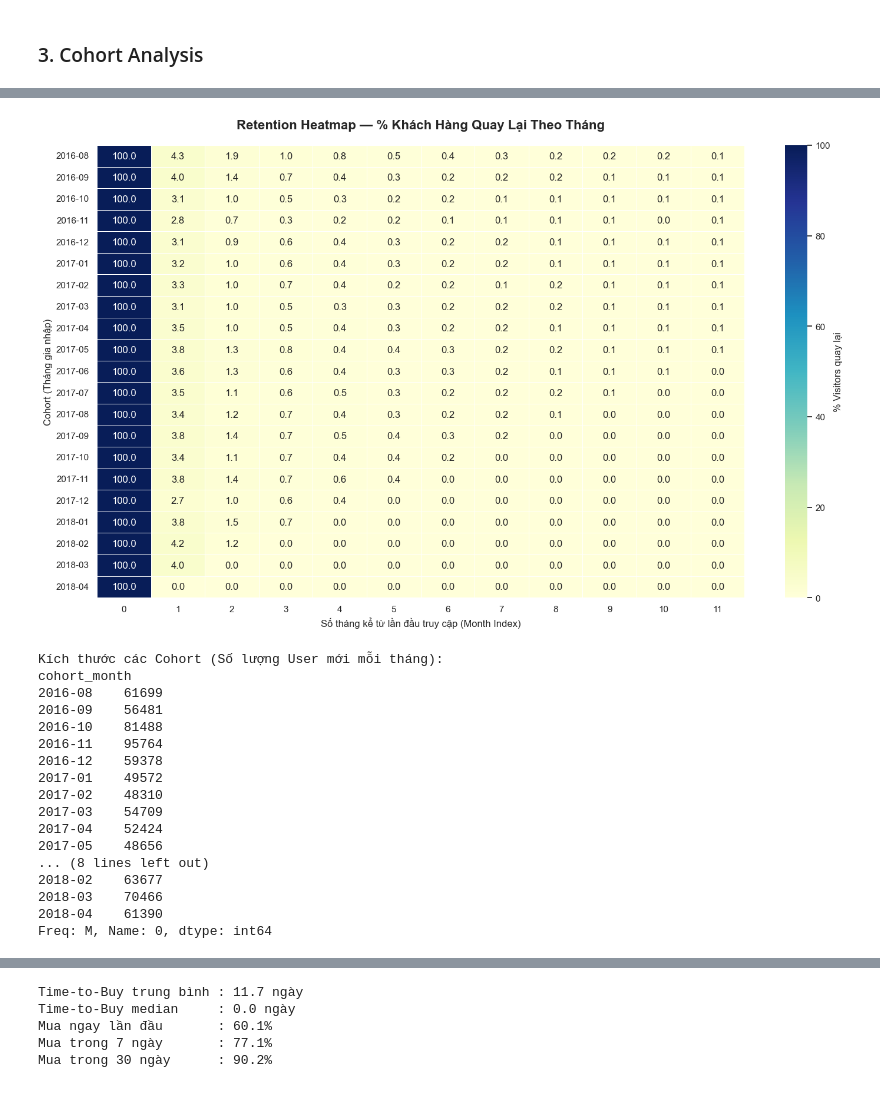
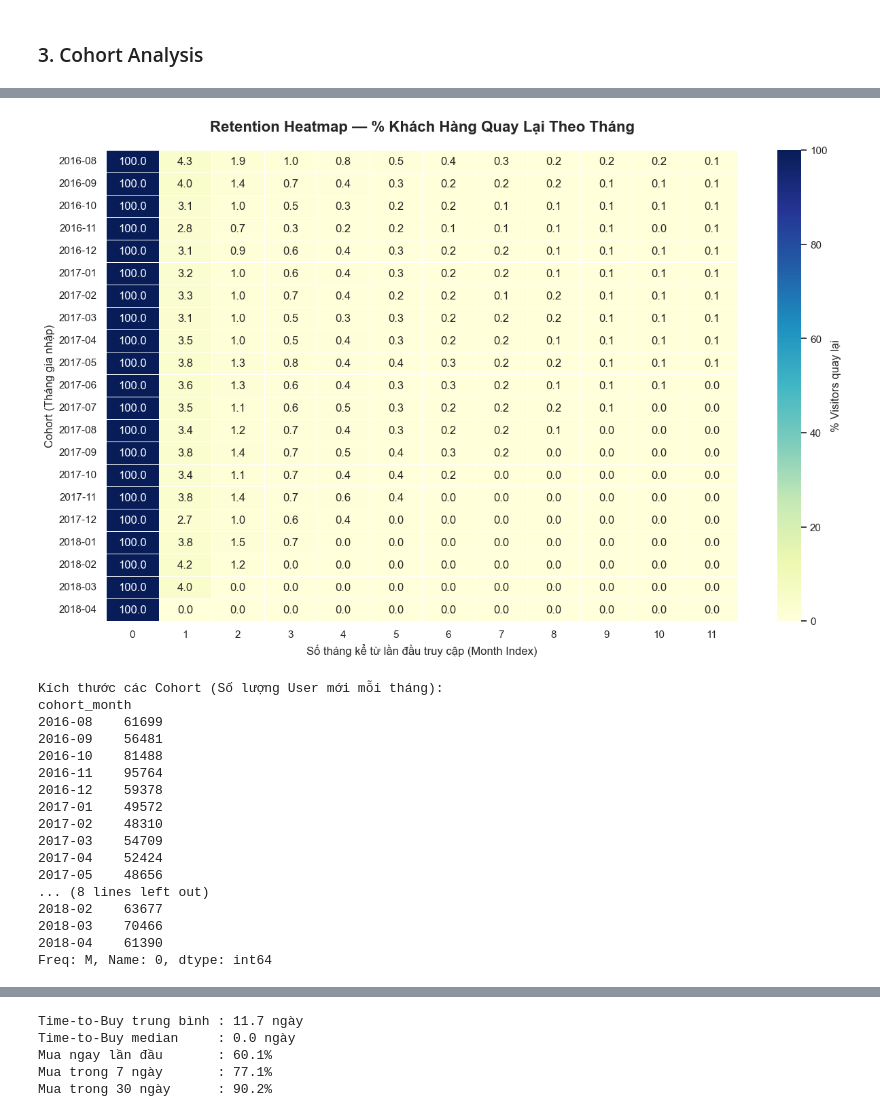
Before and after one commit to groups2/data_driven_marketing, a Jupyter notebook: Notebooks/data_understanding_preprocessing.ipynb, the cells around one changed output, grey strips where cells are left out. Saved outputs shown, nothing was run; the diff lists cells and outputs as text; code cells hidden in the pictures.

Commit message:
task: understand and preprocess categorical cols

```diff
--- a/Notebooks/data_understanding.ipynb
+++ b/Notebooks/data_understanding_preprocessing.ipynb
@@ -314,11 +314,14 @@ bins   = [0, 2, 5, 10, 20, 50, 500]
 labels = ['Trang chủ (1-2)', 'Xem SP (3-5)',
           'Khám phá (6-10)', 'Engaged (11-20)',
           'Deep (21-50)', 'Power (50+)']
-full_df['funnel_stage'] = pd.cut(
-    full_df['totals_hits'], bins=bins, labels=labels
+
+# Copy full_df để tạo funnel_stage (chỉ cho data understanding)
+df_funnel = full_df.copy()
+df_funnel['funnel_stage'] = pd.cut(
+    df_funnel['totals_hits'], bins=bins, labels=labels
 )
 
-funnel = full_df.groupby('funnel_stage', observed=True).agg(
+funnel = df_funnel.groupby('funnel_stage', observed=True).agg(
     sessions       = ('fullVisitorId', 'count'),
     buyers         = ('transactionRevenue', lambda x: (x > 0).sum()),
 ).assign(
@@ -476,37 +473,34 @@ retention = df_cohort.groupby(
     ['cohort_month', 'month_number']
 )['fullVisitorId'].nunique().unstack(fill_value=0)
 
 # 5. Tính tỷ lệ % Retention (Chia cho số lượng visitor ở tháng 0 của mỗi cohort)
 # Sử dụng iloc[:, 0] để lấy cột đầu tiên (tháng index 0) làm mốc 100%
 cohort_size = retention.iloc[:, 0]
 retention_pct = retention.div(cohort_size, axis=0) * 100
 
 # 6. Vẽ Heatmap
 plt.figure(figsize=(15, 9))
 sns.heatmap(
     retention_pct.iloc[:, :12],  # Xem diễn biến trong 12 tháng đầu
     annot=True,
     fmt='.1f',                  # Hiển thị 1 chữ số thập phân cho chính xác
     cmap='YlGnBu',              # Màu xanh (Đậm = Retention cao, Nhạt = Thấp)
     linewidths=0.5,
     cbar_kws={'label': '% Visitors quay lại'}
 )
 
 # Tinh chỉnh giao diện
 plt.title('Retention Heatmap — % Khách Hàng Quay Lại Theo Tháng', fontsize=16, fontweight='bold', pad=20)
 plt.xlabel('Số tháng kể từ lần đầu truy cập (Month Index)', fontsize=12)
 plt.ylabel('Cohort (Tháng gia nhập)', fontsize=12)
 
-# Lưu và hiển thị
-plt.tight_layout()
-plt.savefig('retention_heatmap_fixed.png', dpi=150)
 plt.show()
 
 # In ra bảng số lượng để kiểm tra nhanh
 print("Kích thước các Cohort (Số lượng User mới mỗi tháng):")
 print(cohort_size)
 # %% [output]
-[figure, old version]
+[figure, new version]
 Kích thước các Cohort (Số lượng User mới mỗi tháng):
 cohort_month
 2016-08    61699
```
Also changed, not shown: parts of 21 cells of this notebook, 1 other file.
